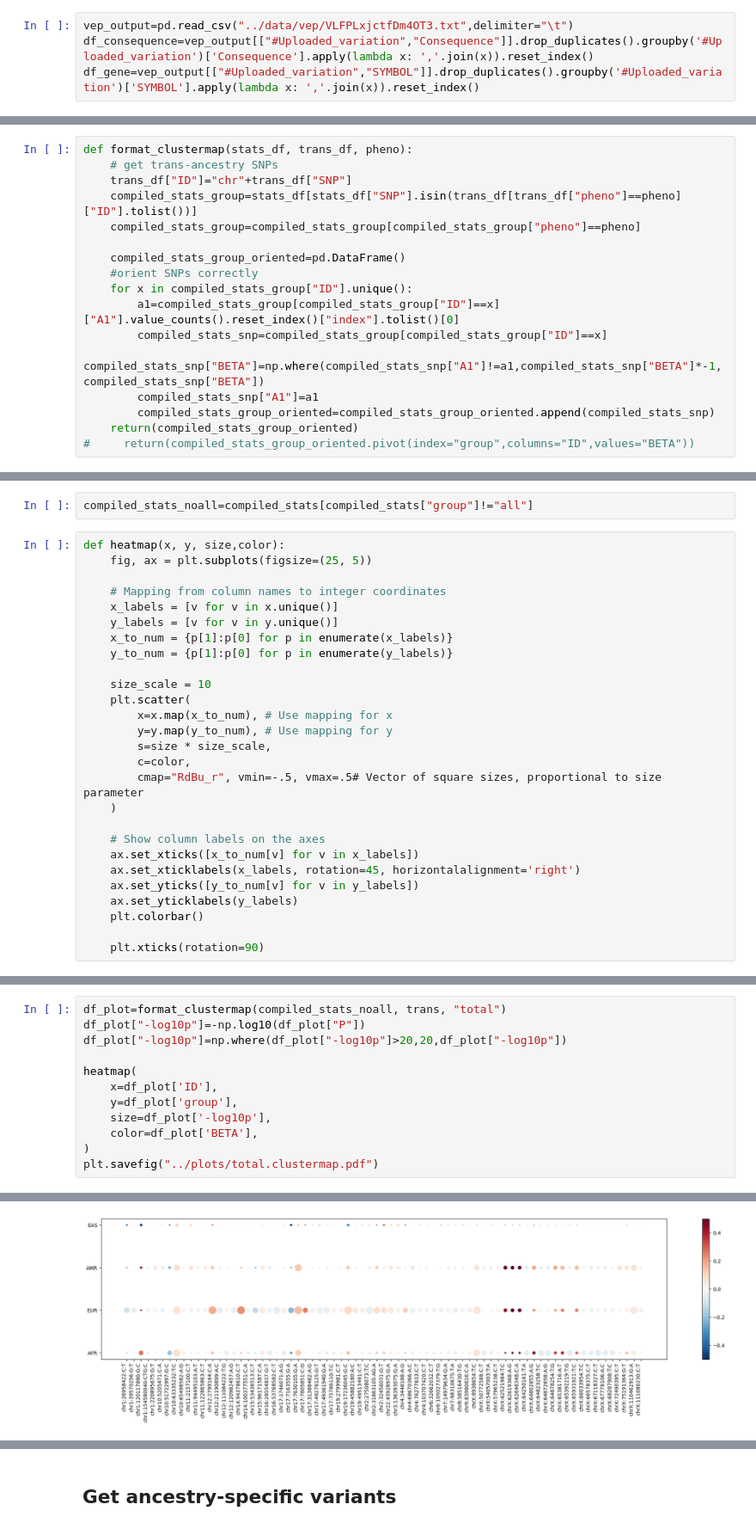
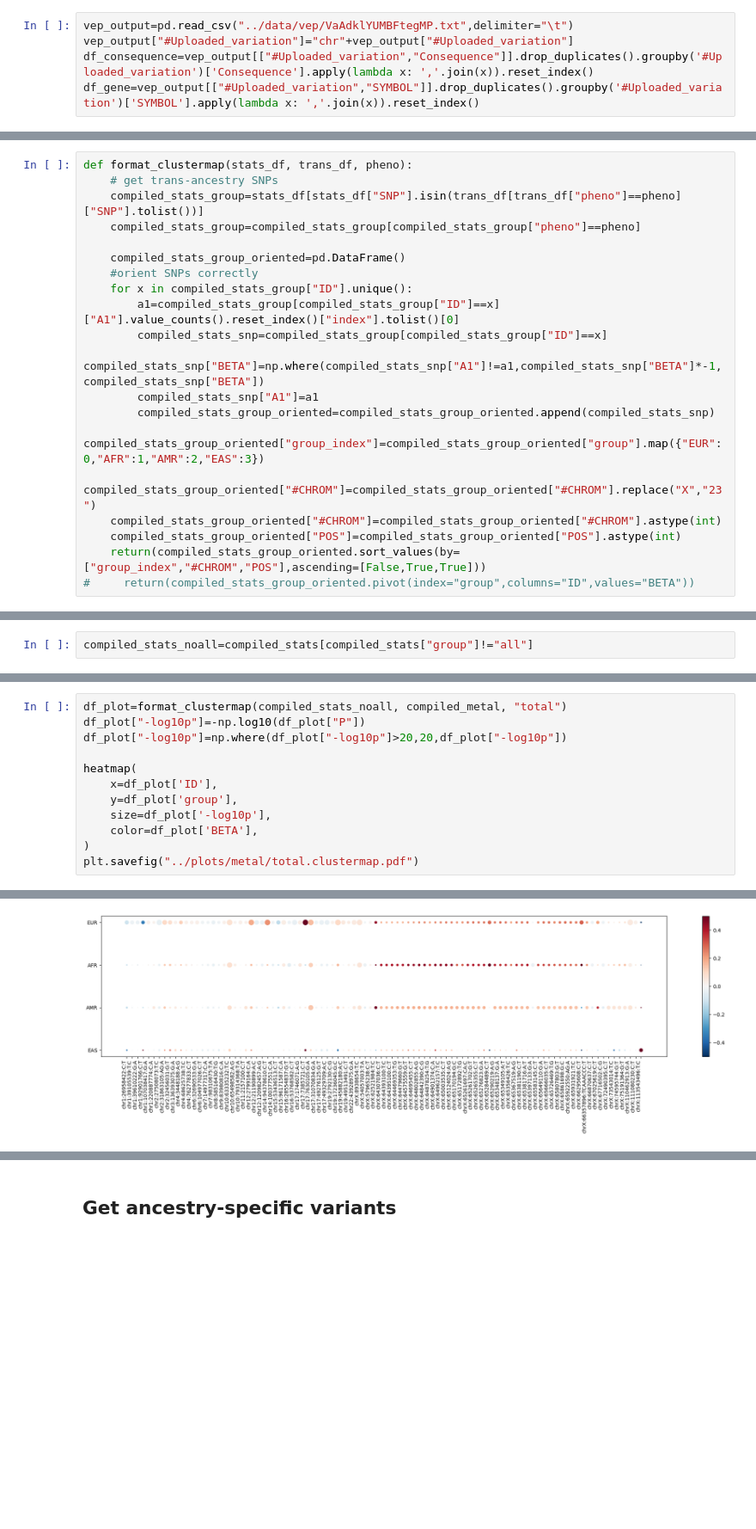
Before and after one commit to meghatron21/mvp-testosterone-gwas, a Jupyter notebook: notebooks/analyze-testosterone-gwas.ipynb, the cells around one changed output, grey strips where cells are left out. Shown at 86% size. Cells and saved outputs as stored; diff of their text form; blank space fills up the shorter version.

```diff
--- a/notebooks/analyze-testosterone-gwas.ipynb
+++ b/notebooks/analyze-testosterone-gwas.ipynb
@@ -108,5 +154,6 @@ len(compiled_df["SNP"].unique())
 # %%
-vep_output=pd.read_csv("../data/vep/VLFPLxjctfDm4OT3.txt",delimiter="\t")
+vep_output=pd.read_csv("../data/vep/VaAdklYUMBFtegMP.txt",delimiter="\t")
+vep_output["#Uploaded_variation"]="chr"+vep_output["#Uploaded_variation"]
 df_consequence=vep_output[["#Uploaded_variation","Consequence"]].drop_duplicates().groupby('#Uploaded_variation')['Consequence'].apply(lambda x: ','.join(x)).reset_index()
 df_gene=vep_output[["#Uploaded_variation","SYMBOL"]].drop_duplicates().groupby('#Uploaded_variation')['SYMBOL'].apply(lambda x: ','.join(x)).reset_index()
 # %%
@@ -211,8 +240,7 @@ df_node.to_csv("../data/networkx/networkx.node.csv",index=None)
 # %%
 def format_clustermap(stats_df, trans_df, pheno):
     # get trans-ancestry SNPs
-    trans_df["ID"]="chr"+trans_df["SNP"]
-    compiled_stats_group=stats_df[stats_df["SNP"].isin(trans_df[trans_df["pheno"]==pheno]["ID"].tolist())]
+    compiled_stats_group=stats_df[stats_df["SNP"].isin(trans_df[trans_df["pheno"]==pheno]["SNP"].tolist())]
     compiled_stats_group=compiled_stats_group[compiled_stats_group["pheno"]==pheno]
 
     compiled_stats_group_oriented=pd.DataFrame()
@@ -223,5 +251,9 @@ def format_clustermap(stats_df, trans_df, pheno):
         compiled_stats_snp["BETA"]=np.where(compiled_stats_snp["A1"]!=a1,compiled_stats_snp["BETA"]*-1,compiled_stats_snp["BETA"])
         compiled_stats_snp["A1"]=a1
         compiled_stats_group_oriented=compiled_stats_group_oriented.append(compiled_stats_snp)
-    return(compiled_stats_group_oriented)
+    compiled_stats_group_oriented["group_index"]=compiled_stats_group_oriented["group"].map({"EUR":0,"AFR":1,"AMR":2,"EAS":3})
+    compiled_stats_group_oriented["#CHROM"]=compiled_stats_group_oriented["#CHROM"].replace("X","23")
+    compiled_stats_group_oriented["#CHROM"]=compiled_stats_group_oriented["#CHROM"].astype(int)
+    compiled_stats_group_oriented["POS"]=compiled_stats_group_oriented["POS"].astype(int)
+    return(compiled_stats_group_oriented.sort_values(by=["group_index","#CHROM","POS"],ascending=[False,True,True]))
 #     return(compiled_stats_group_oriented.pivot(index="group",columns="ID",values="BETA"))
@@ -228,29 +287,2 @@ def format_clustermap(stats_df, trans_df, pheno):
 # %%
 compiled_stats_noall=compiled_stats[compiled_stats["group"]!="all"]
-# %%
-def heatmap(x, y, size,color):
-    fig, ax = plt.subplots(figsize=(25, 5))
-
-    # Mapping from column names to integer coordinates
-    x_labels = [v for v in x.unique()]
-    y_labels = [v for v in y.unique()]
-    x_to_num = {p[1]:p[0] for p in enumerate(x_labels)}
-    y_to_num = {p[1]:p[0] for p in enumerate(y_labels)}
-
-    size_scale = 10
-    plt.scatter(
-        x=x.map(x_to_num), # Use mapping for x
-        y=y.map(y_to_num), # Use mapping for y
-        s=size * size_scale,
-        c=color,
-        cmap="RdBu_r", vmin=-.5, vmax=.5# Vector of square sizes, proportional to size parameter
-    )
-
-    # Show column labels on the axes
-    ax.set_xticks([x_to_num[v] for v in x_labels])
-    ax.set_xticklabels(x_labels, rotation=45, horizontalalignment='right')
-    ax.set_yticks([y_to_num[v] for v in y_labels])
-    ax.set_yticklabels(y_labels)
-    plt.colorbar()
-
-    plt.xticks(rotation=90)
@@ -257,25 +291,25 @@ def heatmap(x, y, size,color):
 # %%
-df_plot=format_clustermap(compiled_stats_noall, trans, "total")
+df_plot=format_clustermap(compiled_stats_noall, compiled_metal, "total")
 df_plot["-log10p"]=-np.log10(df_plot["P"])
 df_plot["-log10p"]=np.where(df_plot["-log10p"]>20,20,df_plot["-log10p"])
 
 heatmap(
     x=df_plot['ID'],
     y=df_plot['group'],
     size=df_plot['-log10p'],
     color=df_plot['BETA'],
 )
-plt.savefig("../plots/total.clustermap.pdf")
+plt.savefig("../plots/metal/total.clustermap.pdf")
 # %% [output]
 A value is trying to be set on a copy of a slice from a DataFrame.
 Try using .loc[row_indexer,col_indexer] = value instead
 
 See the caveats in the documentation: https://pandas.pydata.org/pandas-docs/stable/user_guide/indexing.html#returning-a-view-versus-a-copy
   compiled_stats_snp["BETA"]=np.where(compiled_stats_snp["A1"]!=a1,compiled_stats_snp["BETA"]*-1,compiled_stats_snp["BETA"])
 A value is trying to be set on a copy of a slice from a DataFrame.
 Try using .loc[row_indexer,col_indexer] = value instead
 
 See the caveats in the documentation: https://pandas.pydata.org/pandas-docs/stable/user_guide/indexing.html#returning-a-view-versus-a-copy
   compiled_stats_snp["A1"]=a1
-[figure, old version]
+[figure, new version]
 # %%
```
Also changed, not shown: parts of 168 cells of this notebook, 25 other files.
